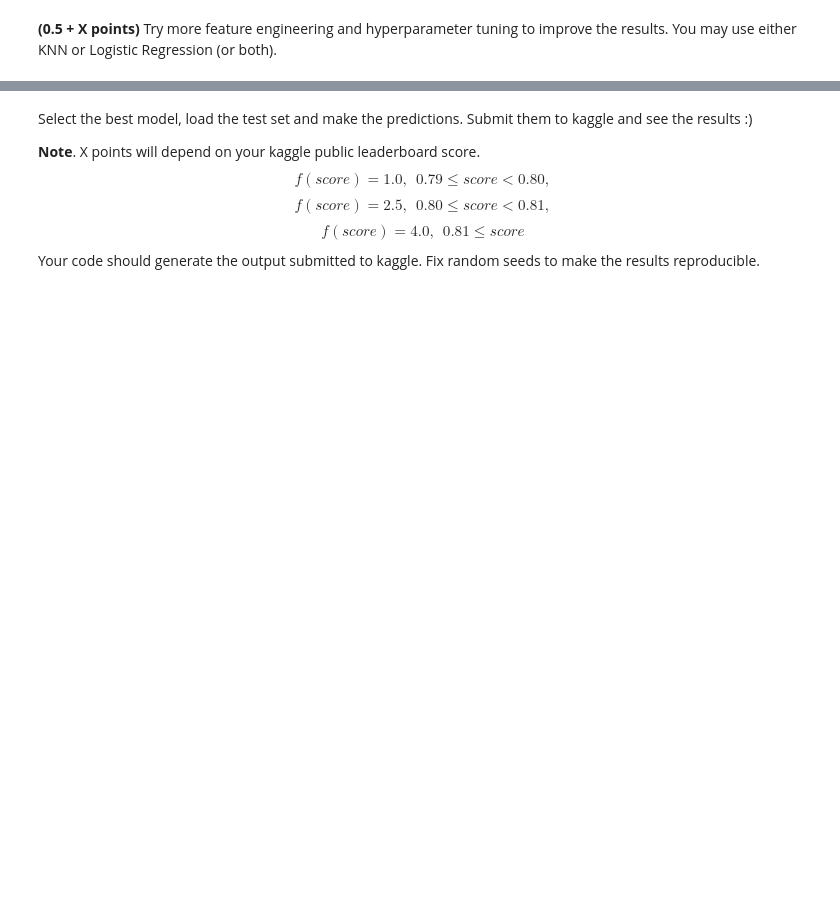
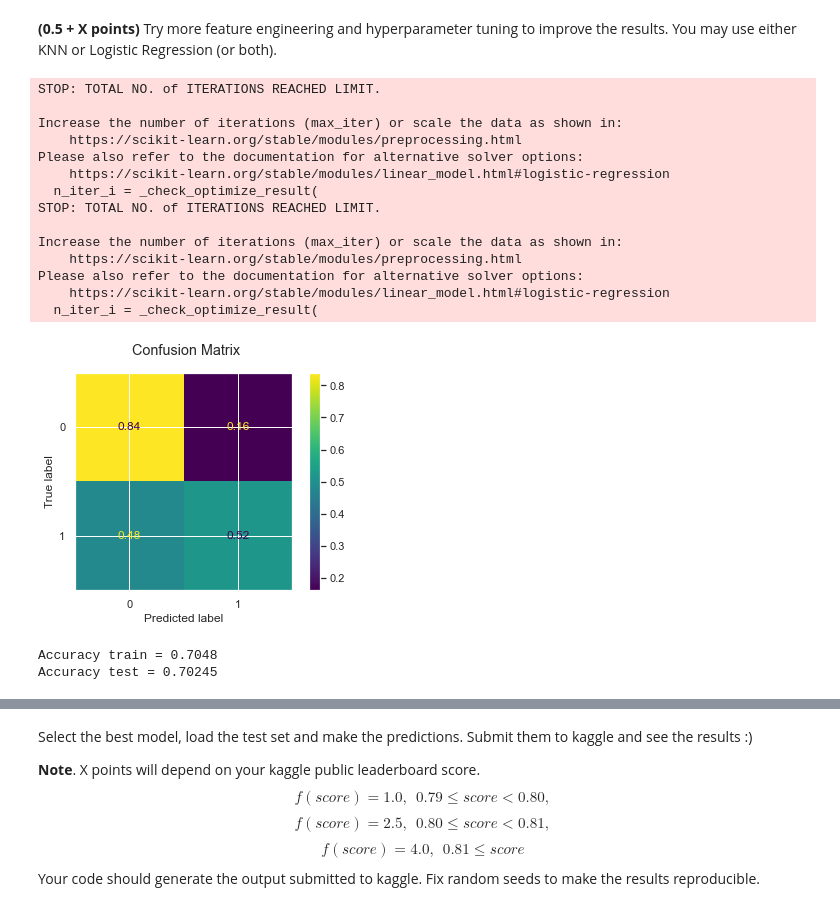
Before and after one commit to lizaveta56k/ML-22_2, a Jupyter notebook: task-5/hw_classification.ipynb, the cells around one changed output, grey strips where cells are left out. Drawn from its saved outputs; the diff is of its cells as text; code cells hidden in the pictures; blank space fills up the shorter version.

```diff
--- a/task-5/hw_classification.ipynb
+++ b/task-5/hw_classification.ipynb
@@ -928,25 +933,0 @@ sns.barplot(x = 'Is_Deck_Unknown', y ='Survived', data = data).set(title='The re
-# %%
-data['Family_Size']=data['SibSp']+data['Parch']
-data['Fare_Per_Person']=data['Fare']/(data['Family_Size']+1)
-data['Is_Family_On_Board']=data['Family_Size'] > 0
-
-def titles_in_name(big_string, substrings):
-    res = list(filter(lambda x: bool(re.search(r"\b(" + x + r"\.)\s", big_string)), substrings))
-    return str(res[0]) if res else 'Unknown'
-
-title_list=['Mrs', 'Mr', 'Master', 'Miss', 'Major', 'Rev',
-                    'Dr', 'Ms', 'Mlle','Col', 'Capt', 'Mme', 'Countess',
-                    'Don', 'Jonkheer', 'Lady', 'Sir']
-
-def replace_titles(x):
-    title=x['Title']
-    if title in ['Capt', 'Col', 'Don', 'Dr', 'Jonkheer', 'Lady', 'Major', 'Rev', 'Sir', 'Countess']:
-        return 'Aristocratic'
-    if title in ['Mlle', 'Mme']:
-        return 'Miss'
-    if title in ['Ms']:
-        return 'Mrs'
-    else:
-        return title
-data['Title']=data['Name'].map(lambda x: titles_in_name(str(x), title_list))
-data['Title']=data.apply(replace_titles, axis=1)
@@ -963,0 +1049,33 @@ train_acc, test_acc = fit_evaluate(knn, X_train, y_train, X_test, y_test)
+# %%
+selected_features_new = ['Sex_bool', 'Is_Family_On_Board', 'Is_Deck_Unknown', 'Is_1Class', 'Is_2Class', 'Is_3Class', \
+     'Family_Size', 'Title_int', 'Age_Status_int', 'Age', 'Parch', 'SibSp', 'Deck_int', 'Embarked_int', 'Is_Ticket' ]
+
+X = data.drop(columns=['Survived'])
+y = data['Survived'].values
+
+# sc = StandardScaler()
+# X = sc.fit_transform(X)
+
+X_train, X_test, y_train, y_test = train_test_split(X[selected_features_new], y, test_size=0.2, random_state=1, stratify=y)
+
+logistic_new = LogisticRegression(random_state = 0)
+logistic_new.fit(X_train[selected_features_new], list(map(str, y_train)))
+train_acc, test_acc = fit_evaluate(logistic_new, X_train[selected_features_new], y_train, X_test[selected_features_new], y_test)
+# %% [output]
+STOP: TOTAL NO. of ITERATIONS REACHED LIMIT.
+
+Increase the number of iterations (max_iter) or scale the data as shown in:
+    https://scikit-learn.org/stable/modules/preprocessing.html
+Please also refer to the documentation for alternative solver options:
+    https://scikit-learn.org/stable/modules/linear_model.html#logistic-regression
+  n_iter_i = _check_optimize_result(
+STOP: TOTAL NO. of ITERATIONS REACHED LIMIT.
+
+Increase the number of iterations (max_iter) or scale the data as shown in:
+    https://scikit-learn.org/stable/modules/preprocessing.html
+Please also refer to the documentation for alternative solver options:
+    https://scikit-learn.org/stable/modules/linear_model.html#logistic-regression
+  n_iter_i = _check_optimize_result(
+[figure, added]
+Accuracy train = 0.7048
+Accuracy test = 0.70245
```
Also changed, not shown: parts of 37 cells of this notebook.
